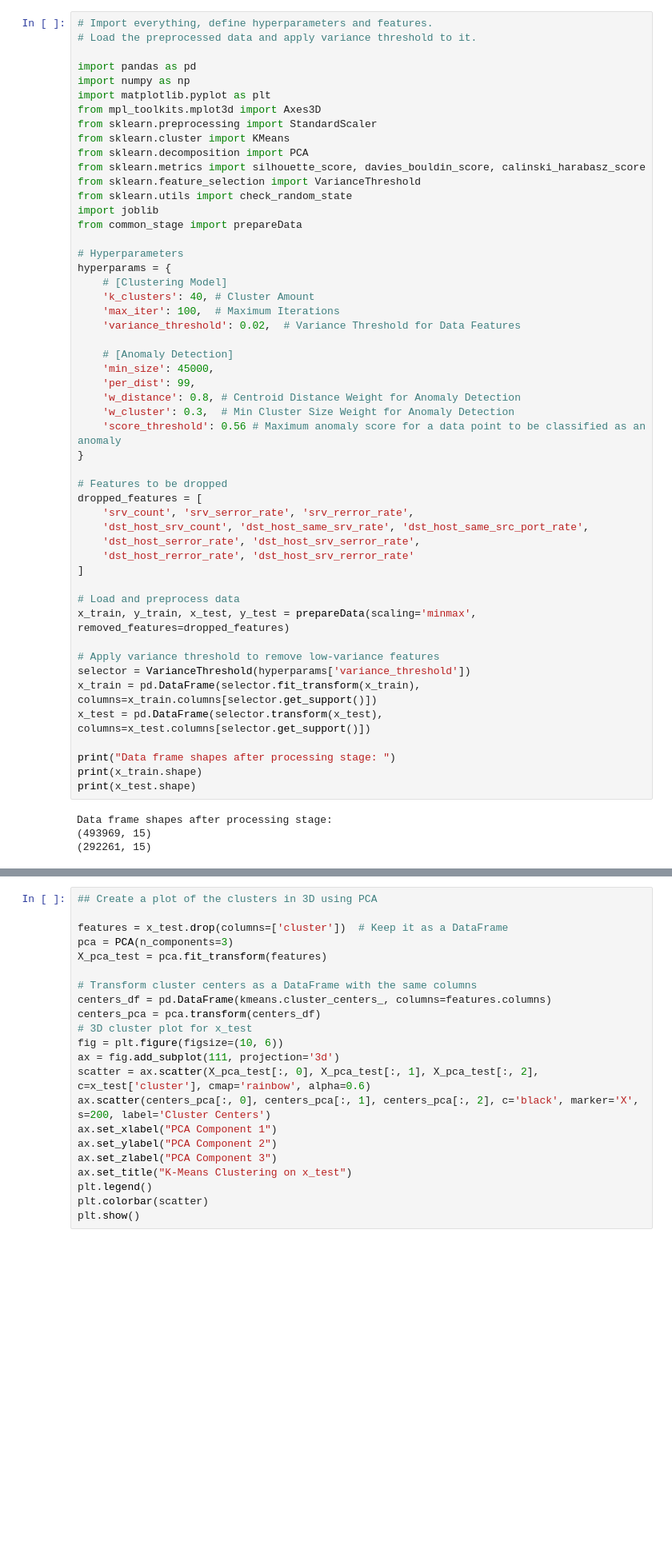
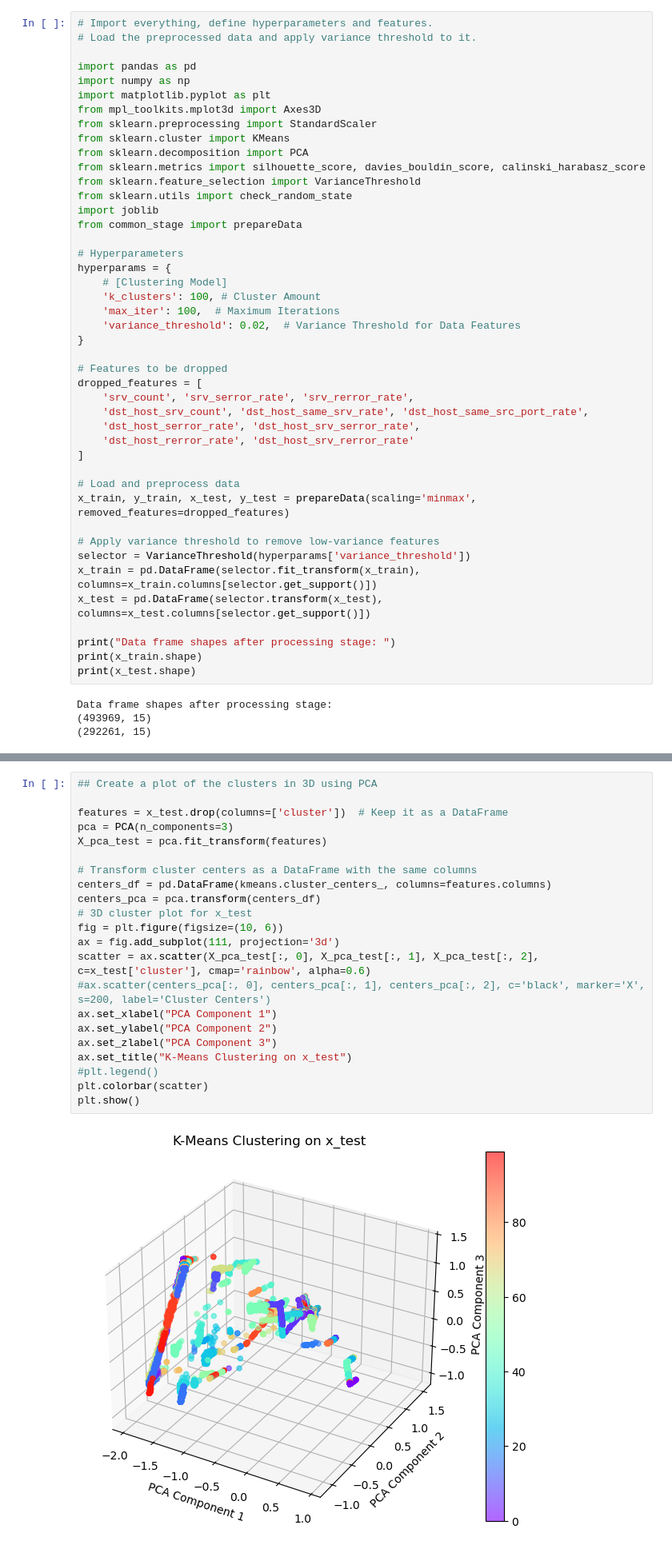
Before and after one commit to ArtWz/Group_Project_ML, a Jupyter notebook: KDD_Clustering.ipynb, the cells around one changed output, grey strips where cells are left out. Shown at 80% size. Cells and saved outputs as stored; diff of their text form; blank space fills up the shorter version.

Commit message:
Clustering Improvements

```diff
--- a/KDD_Clustering.ipynb
+++ b/KDD_Clustering.ipynb
@@ -40,16 +41,9 @@ from common_stage import prepareData
 # Hyperparameters
 hyperparams = {
     # [Clustering Model]
-    'k_clusters': 40, # Cluster Amount
+    'k_clusters': 100, # Cluster Amount
     'max_iter': 100,  # Maximum Iterations
     'variance_threshold': 0.02,  # Variance Threshold for Data Features
-
-    # [Anomaly Detection]
-    'min_size': 45000,
-    'per_dist': 99,
-    'w_distance': 0.8, # Centroid Distance Weight for Anomaly Detection
-    'w_cluster': 0.3,  # Min Cluster Size Weight for Anomaly Detection
-    'score_threshold': 0.56 # Maximum anomaly score for a data point to be classified as an anomaly
 }
 
 # Features to be dropped
@@ -123,25 +117,27 @@ x_test['cluster'] = kmeans.predict(x_test)
 # %%
 ## Create a plot of the clusters in 3D using PCA
 
 features = x_test.drop(columns=['cluster'])  # Keep it as a DataFrame
 pca = PCA(n_components=3)
 X_pca_test = pca.fit_transform(features)
 
 # Transform cluster centers as a DataFrame with the same columns
 centers_df = pd.DataFrame(kmeans.cluster_centers_, columns=features.columns)
 centers_pca = pca.transform(centers_df)
 # 3D cluster plot for x_test
 fig = plt.figure(figsize=(10, 6))
 ax = fig.add_subplot(111, projection='3d')
 scatter = ax.scatter(X_pca_test[:, 0], X_pca_test[:, 1], X_pca_test[:, 2], c=x_test['cluster'], cmap='rainbow', alpha=0.6)
-ax.scatter(centers_pca[:, 0], centers_pca[:, 1], centers_pca[:, 2], c='black', marker='X', s=200, label='Cluster Centers')
+#ax.scatter(centers_pca[:, 0], centers_pca[:, 1], centers_pca[:, 2], c='black', marker='X', s=200, label='Cluster Centers')
 ax.set_xlabel("PCA Component 1")
 ax.set_ylabel("PCA Component 2")
 ax.set_zlabel("PCA Component 3")
 ax.set_title("K-Means Clustering on x_test")
-plt.legend()
+#plt.legend()
 plt.colorbar(scatter)
 plt.show()
+# %% [output]
+[figure, added]
 # %%
 ## Anomaly Detection Using Both Centroid Distances and Cluster Sizes
 # For each data point, the nearest centroid and the size its cluster are used to give an anomaly score
```
Also changed, not shown: parts of 9 cells of this notebook.
